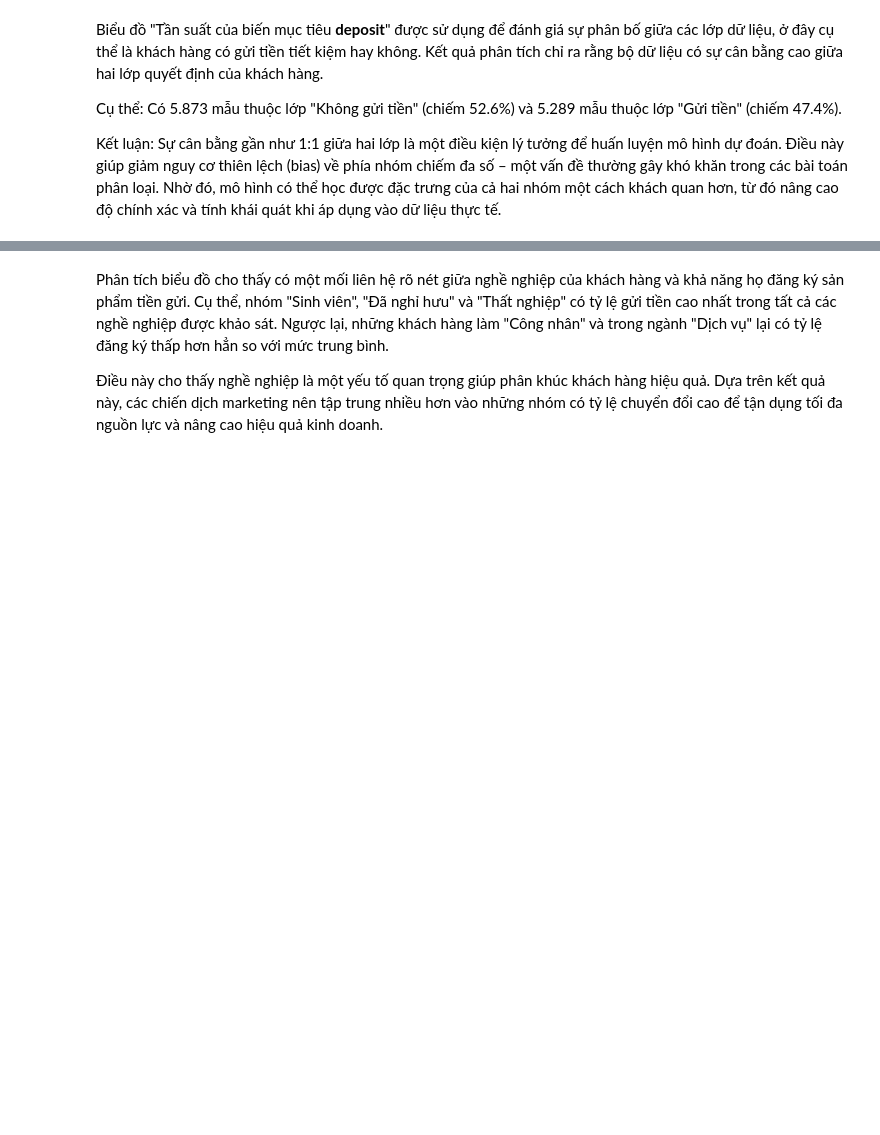
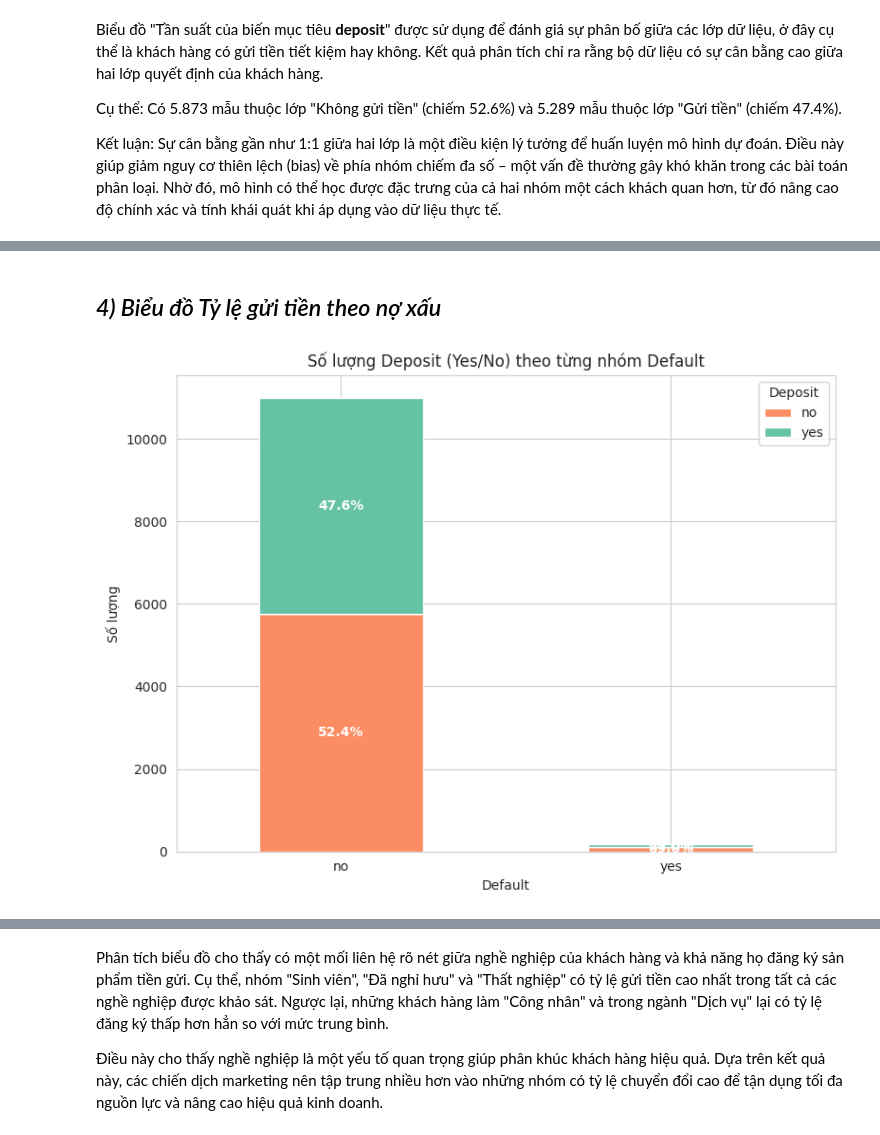
Before and after one commit to ThinhdanghocDE/BTL-AI, a Jupyter notebook: BTL_AI.ipynb, the cells around one changed output, grey strips where cells are left out. Drawn from its saved outputs; the diff is of its cells as text; code cells hidden in the pictures; blank space fills up the shorter version.

```diff
--- a/BTL_AI.ipynb
+++ b/BTL_AI.ipynb
@@ -151,0 +281,46 @@ Kết luận: Sự cân bằng gần như 1:1 giữa hai lớp là một điều
+# %% [markdown]
+## *4) Biểu đồ Tỷ lệ gửi tiền theo nợ xấu*
+# %%
+# Lọc bỏ giá trị NaN ở cột 'default' và 'deposit'
+df_clean = df.dropna(subset=['default', 'deposit'])
+
+# Tổng hợp số lượng deposit theo default
+deposit_summary = df_clean.groupby(['default', 'deposit']).size().unstack(fill_value=0)
+
+# Tính tỉ lệ phần trăm trong từng nhóm default
+deposit_percent = deposit_summary.div(deposit_summary.sum(axis=1), axis=0) * 100
+
+# Vẽ biểu đồ cột chồng
+ax = deposit_summary.plot(
+    kind='bar',
+    stacked=True,
+    color=['#fc8d62', '#66c2a5'],
+    figsize=(8,6)
+)
+
+plt.title('Số lượng Deposit (Yes/No) theo từng nhóm Default')
+plt.xlabel('Default')
+plt.ylabel('Số lượng')
+plt.xticks(rotation=0)
+plt.legend(title='Deposit')
+
+# Thêm label phần trăm vào từng phần của cột
+for i, default_status in enumerate(deposit_summary.index):
+    cumulative = 0
+    for deposit_status in deposit_summary.columns:
+        count = deposit_summary.loc[default_status, deposit_status]
+        percent = deposit_percent.loc[default_status, deposit_status]
+        y = cumulative + count / 2
+        if count > 0:
+            ax.text(
+                i, y,
+                f'{percent:.1f}%',
+                ha='center', va='center',
+                color='white', fontsize=10, fontweight='bold'
+            )
+        cumulative += count
+
+plt.tight_layout()
+plt.show()
+# %% [output]
+[figure, added]
```
Also changed, not shown: parts of 43 cells of this notebook.
